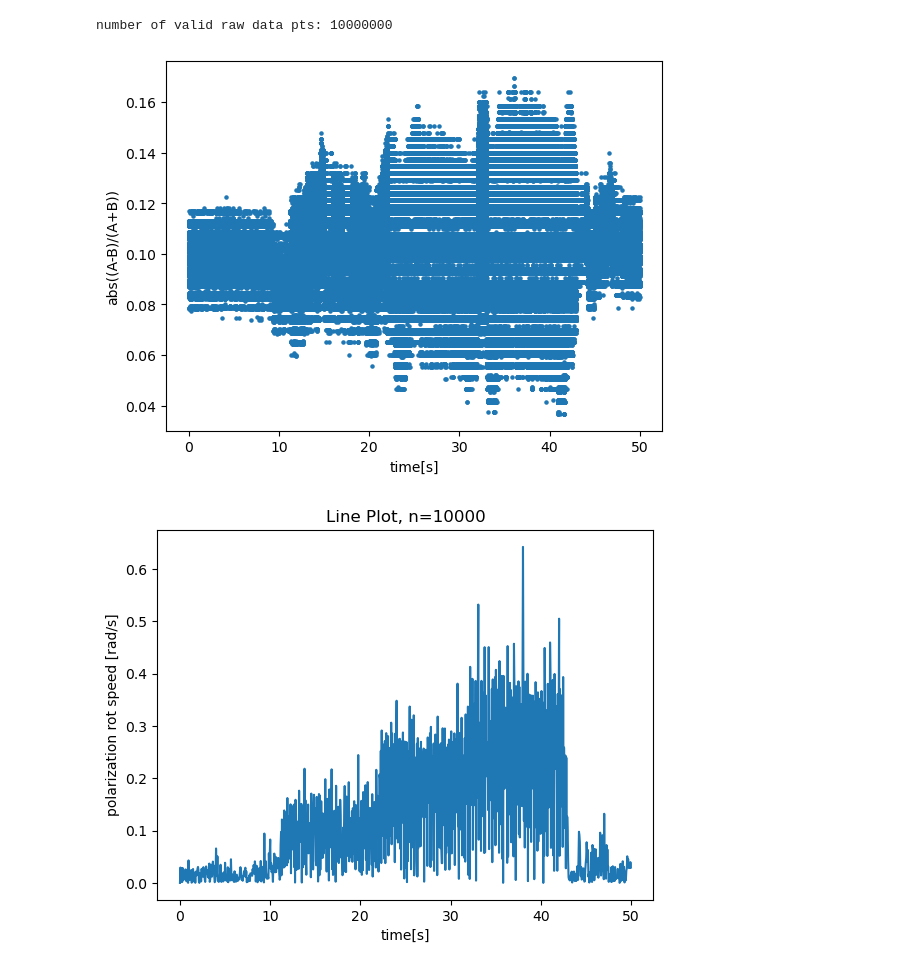
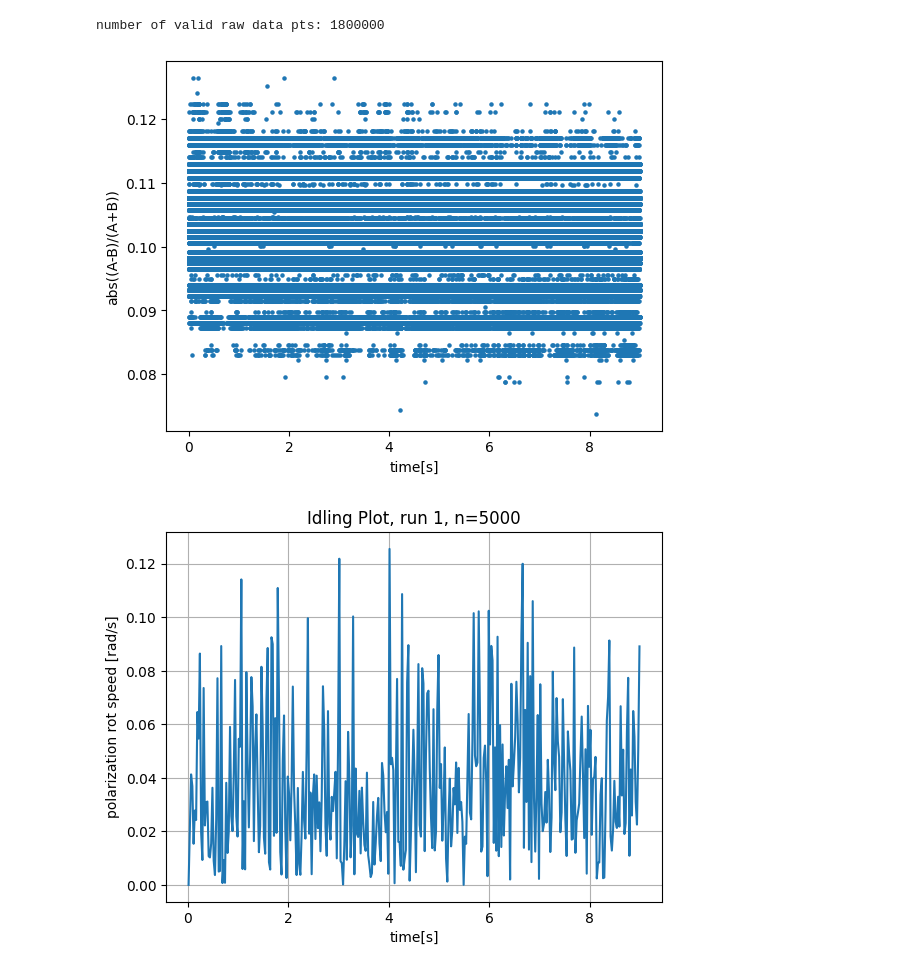
Before and after one commit to zzhou292/optic_sensing, a Jupyter notebook: new set/20230215-0007/process.ipynb, the cells around one changed output. Saved outputs shown, nothing was run; the diff lists cells and outputs as text; code cells hidden in the pictures.

```diff
--- a/new set/20230215-0007/process.ipynb
+++ b/new set/20230215-0007/process.ipynb
@@ -11,7 +11,7 @@ file_suffix = ".csv"
 time_res = 5 * 1e-6
 
 # average n parameter // we need to ensure total raw data points is the multiple of n
-n = 10000
+n = 5000
 # %%
 # polarization rotation speed change helper, do not change
 def helper_calc(diff, delta, prev):
@@ -54,7 +54,7 @@ global_time_arr_1 = global_time_arr[0:tot_valid_pts]
 global_diff_arr = np.array(global_diff)
 global_diff_arr_1 = global_diff_arr[0:tot_valid_pts]
 # %% [output]
-number of valid raw data pts: 10000000
+number of valid raw data pts: 1800000
 # %%
 # apply average filter
 diff_avg = np.average(global_diff_arr_1.reshape(-1, n), axis=1)
@@ -72,16 +72,17 @@ for i in range(len(diff_avg)):
     else:
         global_rot_speed.append(0.0)
 # %% [output]
-[figure, old version]
+[figure, new version]
 # %%
 # Plot Line
 plt.plot(t_avg, global_rot_speed)
 plt.xlabel("time[s]")
 plt.ylabel("polarization rot speed [rad/s]")
-plt.title("Line Plot, n=10000")
+plt.title("Idling Plot, run 1, n=5000")
+plt.grid()
 plt.show()
 # %% [output]
-[figure, old version]
+[figure, new version]
 # %%
 # Plot Scatter
 plt.scatter(t_avg, global_rot_speed, s=5)
```
Also changed, not shown: parts of 2 cells of this notebook, 1 other file.
